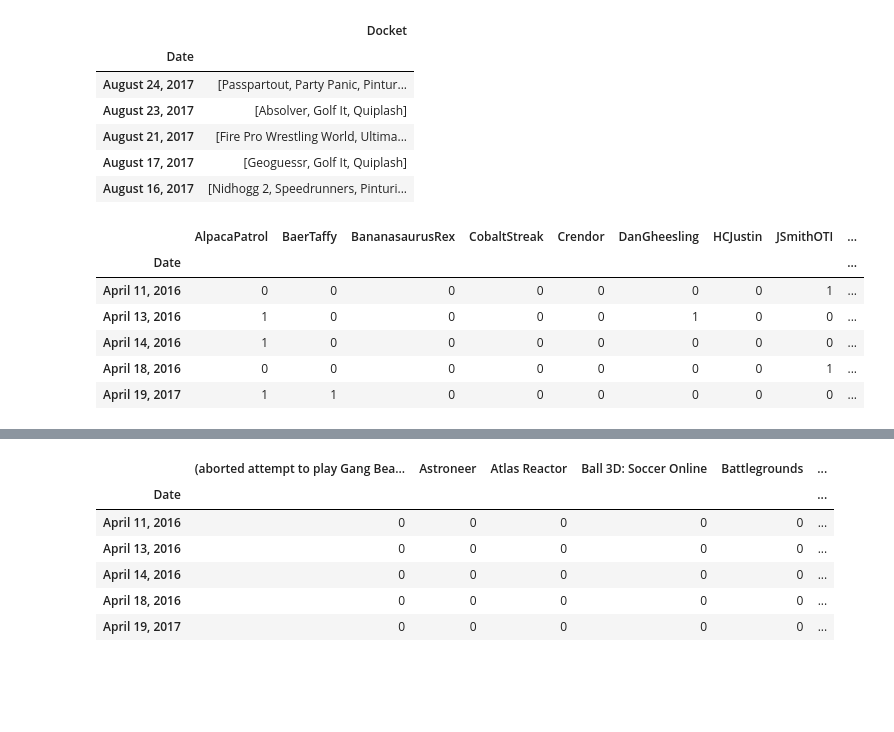
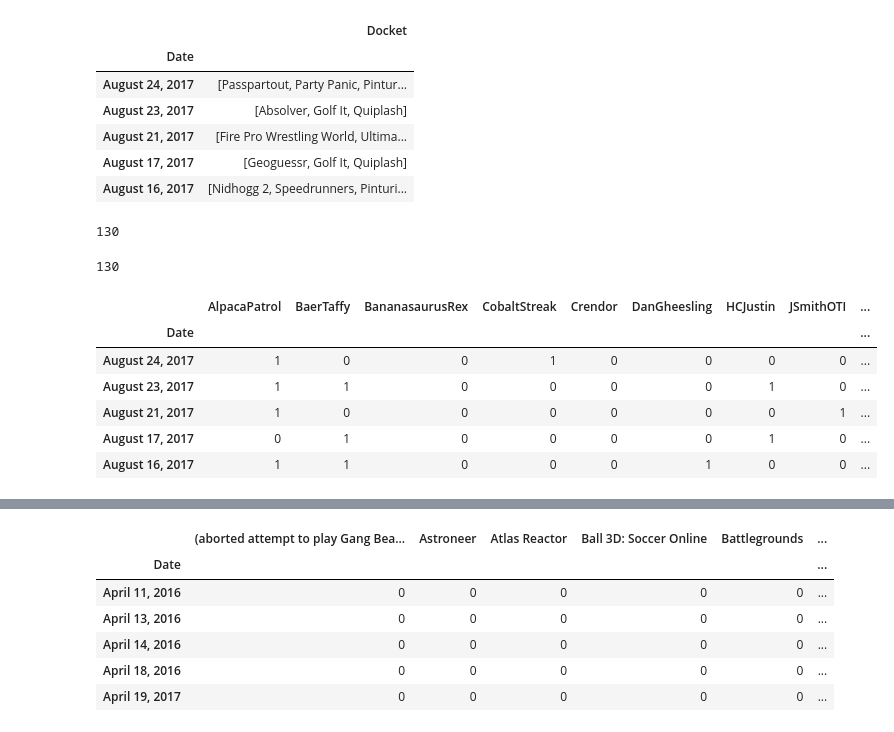
Before and after one commit to Data-Science-for-Linguists/NLSS_Project, a Jupyter notebook: NLSS_V3.ipynb, the cells around one changed output, grey strips where cells are left out. Saved outputs shown, nothing was run; the diff lists cells and outputs as text; code cells hidden in the pictures; blank space fills up the shorter version.

```diff
--- a/NLSS_V3.ipynb
+++ b/NLSS_V3.ipynb
@@ -491,13 +487,18 @@ y = result_df['Pos']
 | August 16, 2017 | [Nidhogg 2, Speedrunners, Pinturi... |
 # %%
 crew = pd.Series(result_df['Crew'])
-crew_df = pd.get_dummies(crew.apply(pd.Series).stack()).sum(level=0)
+len(crew)
+crew_df = pd.get_dummies(crew.apply(pd.Series), prefix='', prefix_sep='').sum(level=0, axis=1)
+len(crew_df)
 crew_df.head()
+crew_df.tail()
 # %% [output]
+130
+130
 |  | AlpacaPatrol | BaerTaffy | BananasaurusRex | CobaltStreak | Crendor | DanGheesling | HCJustin | JSmithOTI | ... |
 | Date |  |  |  |  |  |  |  |  | ... |
-| April 11, 2016 | 0 | 0 | 0 | 0 | 0 | 0 | 0 | 1 | ... |
-| April 13, 2016 | 1 | 0 | 0 | 0 | 0 | 1 | 0 | 0 | ... |
-| April 14, 2016 | 1 | 0 | 0 | 0 | 0 | 0 | 0 | 0 | ... |
-| April 18, 2016 | 0 | 0 | 0 | 0 | 0 | 0 | 0 | 1 | ... |
-| April 19, 2017 | 1 | 1 | 0 | 0 | 0 | 0 | 0 | 0 | ... |
+| August 24, 2017 | 1 | 0 | 0 | 1 | 0 | 0 | 0 | 0 | ... |
+| August 23, 2017 | 1 | 1 | 0 | 0 | 0 | 0 | 1 | 0 | ... |
+| August 21, 2017 | 1 | 0 | 0 | 0 | 0 | 0 | 0 | 1 | ... |
+| August 17, 2017 | 0 | 1 | 0 | 0 | 0 | 0 | 1 | 0 | ... |
+| August 16, 2017 | 1 | 1 | 0 | 0 | 0 | 1 | 0 | 0 | ... |
```
Also changed, not shown: parts of 12 cells of this notebook, 5 other files.
